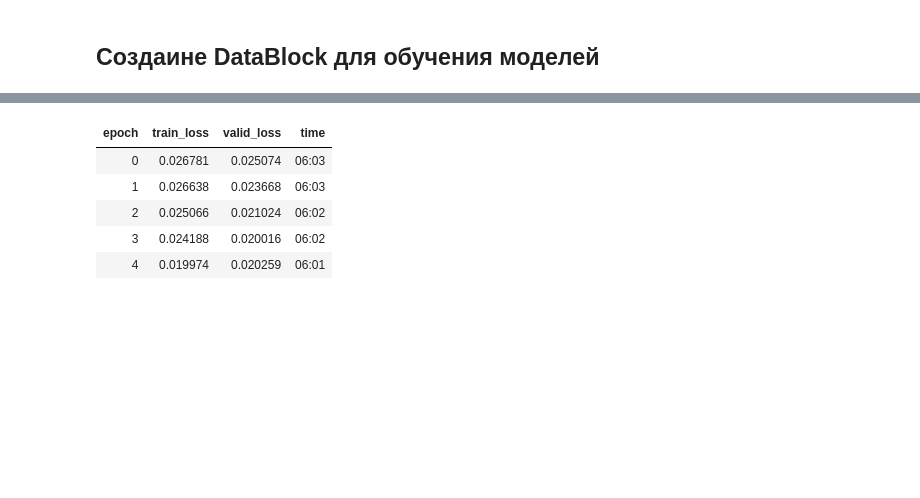
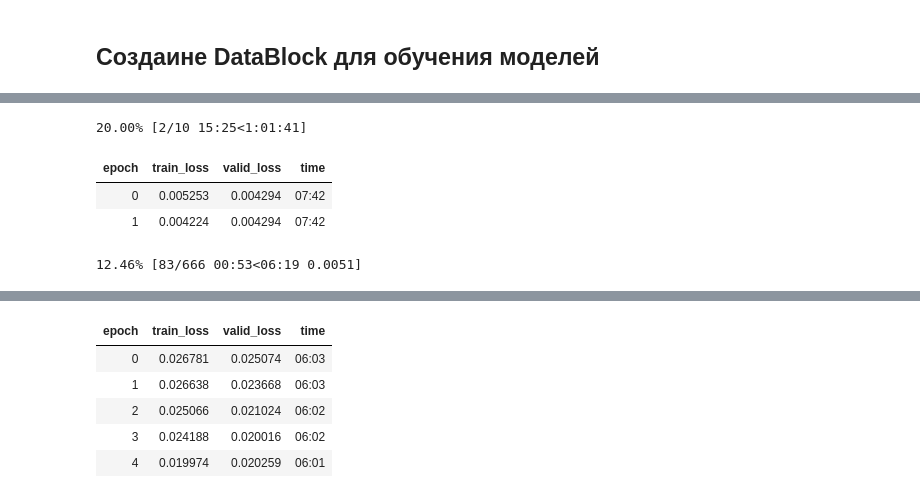
Before and after one commit to Leonn-Leon/Asbest_study, a Jupyter notebook: Камни.ipynb, the cells around one changed output, grey strips where cells are left out. Cells and saved outputs as stored; diff of their text form; code cells hidden in the pictures; blank space fills up the shorter version.

```diff
--- a/Камни.ipynb
+++ b/Камни.ipynb
@@ -184,2 +119,17 @@ model = smp.Unet(
+# %%
+model = smp.Unet(
+    encoder_name="resnet34",
+    encoder_weights=None,
+    in_channels=3,
+    classes=1,
+)
 # %%
 learn = Learner(dls, model, loss_func=DiceLoss())
+# %%
+learn.fit(10)
+# %% [output]
+20.00% [2/10 15:25<1:01:41]
+| epoch | train_loss | valid_loss | time |
+| 0 | 0.005253 | 0.004294 | 07:42 |
+| 1 | 0.004224 | 0.004294 | 07:42 |
+12.46% [83/666 00:53<06:19 0.0051]
```
Also changed, not shown: parts of 46 cells of this notebook.
